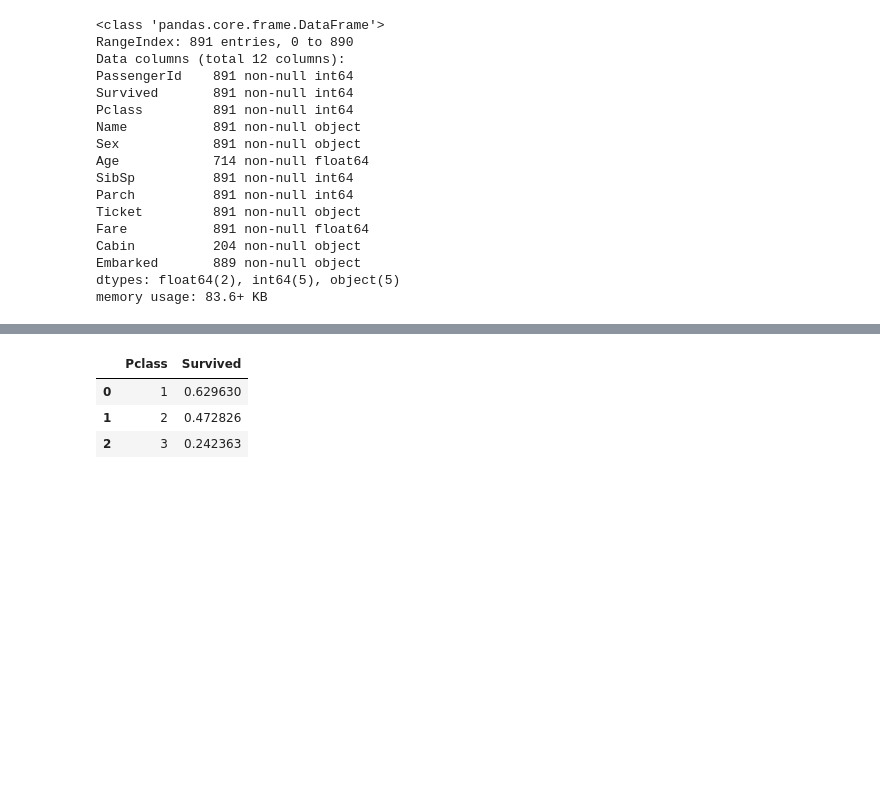
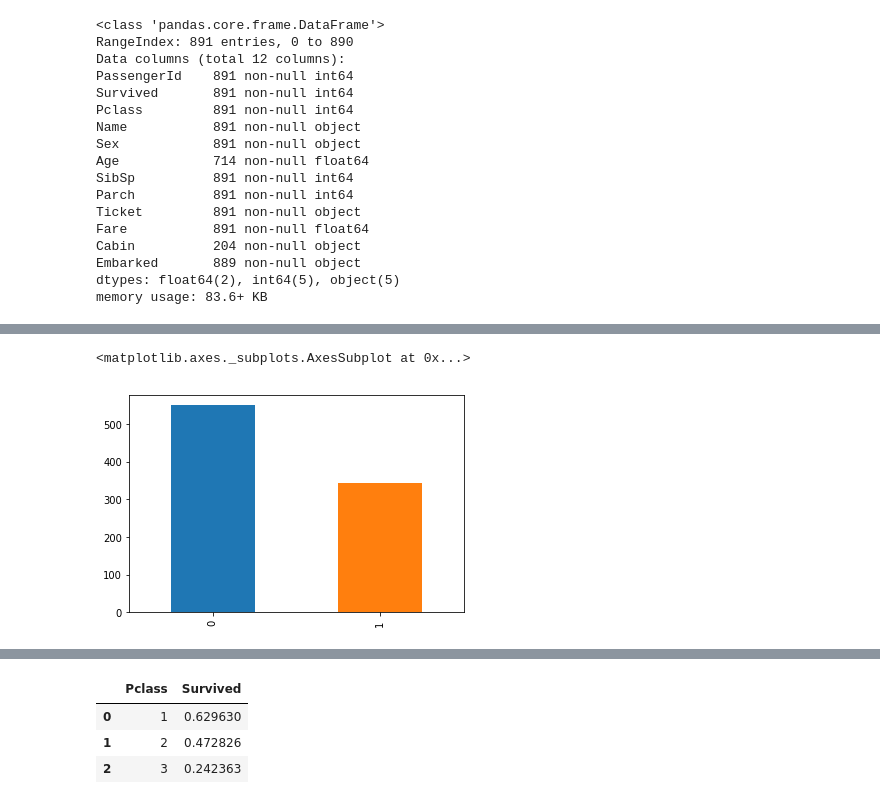
Before and after one commit to yunshuipiao/sw-kaggle, a Jupyter notebook: titanic/01.ipynb, the cells around one changed output, grey strips where cells are left out. Drawn from its saved outputs; the diff is of its cells as text; code cells hidden in the pictures; blank space fills up the shorter version.

```diff
--- a/titanic/01.ipynb
+++ b/titanic/01.ipynb
@@ -225,4 +241,5 @@ class DataFrameSelector(BaseEstimator, TransformerMixin):
 # %%
-dataset_train_tf = pd.read_csv("./dataset/train.csv")
-dataset_test_tf = pd.read_csv("./dataset/test.csv")
-combine = [dataset_train_tf, dataset_test_tf]
+train_df = pd.read_csv("./dataset/train.csv")
+test_df = pd.read_csv("./dataset/test.csv")
+sample_df = pd.read_csv('./dataset/gender_submission.csv')
+combine_df = [train_df, train_df]
@@ -294,0 +352,5 @@ dataset_train_tf.describe(include=['O'])
+# %%
+train_df['Survived'].value_counts().plot.bar()  # 存活人数可视化
+# %% [output]
+<matplotlib.axes._subplots.AxesSubplot at 0x...>
+[figure, added]
```
Also changed, not shown: parts of 25 cells of this notebook.
